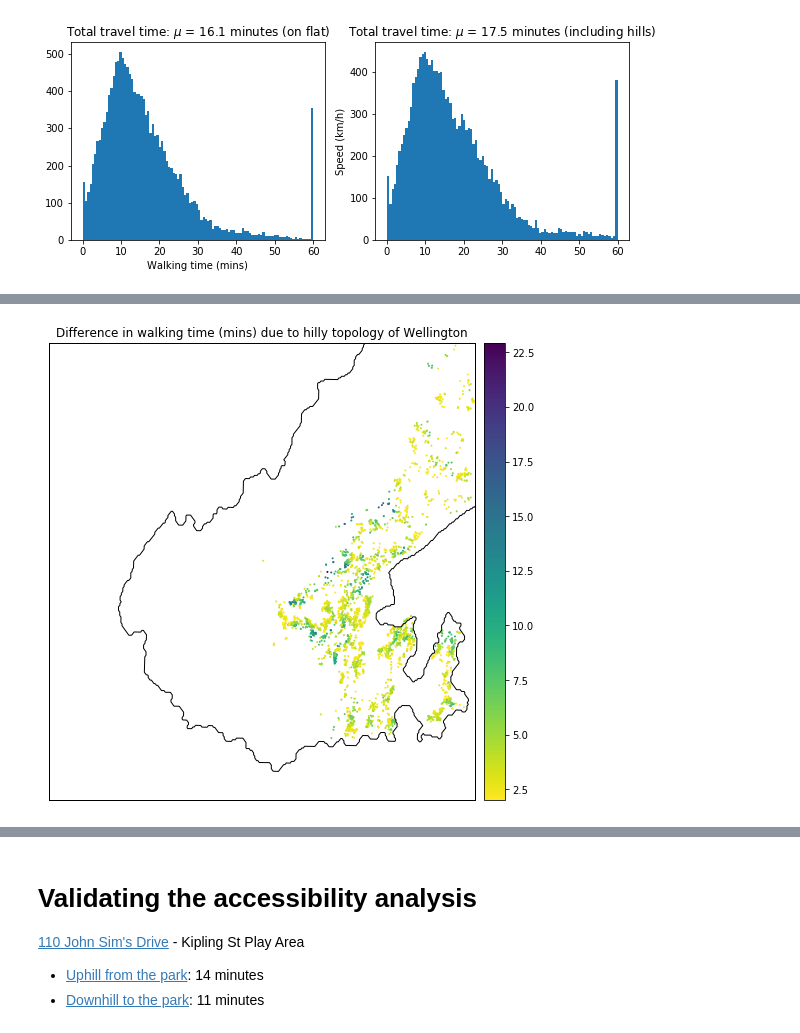
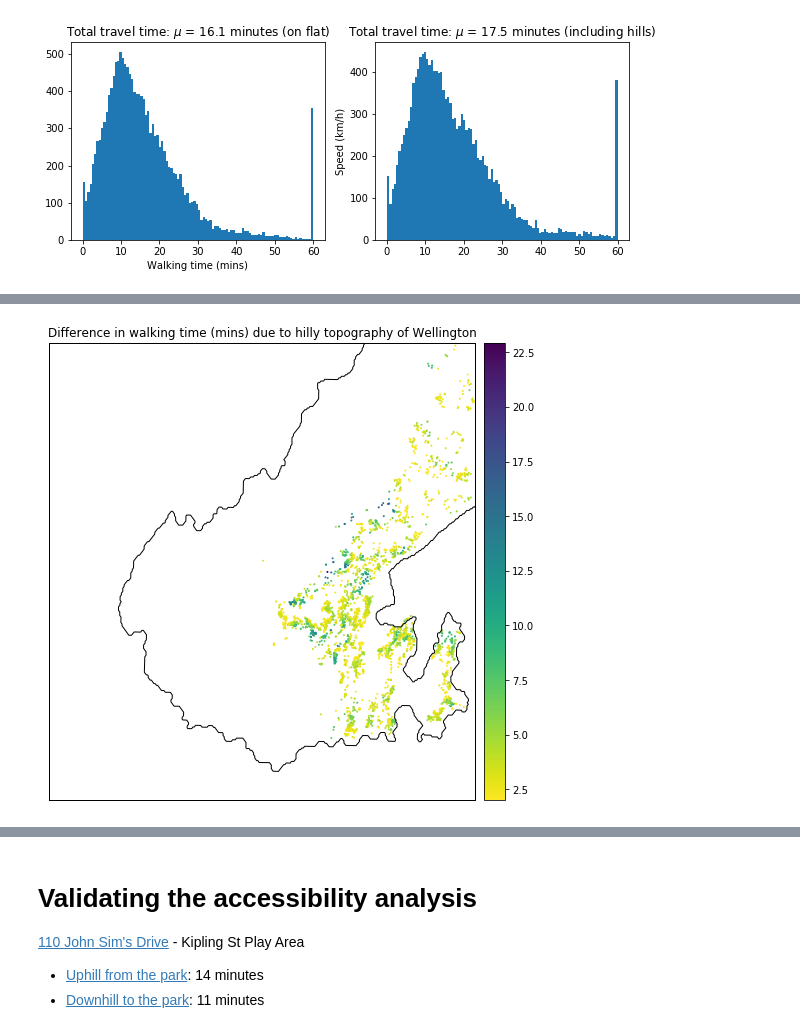
Before and after one commit to shriv/accessibility-series, a Jupyter notebook: Accounting for hills in accessibility analyses.ipynb, the cells around one changed output, grey strips where cells are left out. Saved outputs shown, nothing was run; the diff lists cells and outputs as text; code cells hidden in the pictures.

```diff
--- a/Accounting for hills in accessibility analyses.ipynb
+++ b/Accounting for hills in accessibility analyses.ipynb
@@ -386,21 +469,21 @@ plt.title('Difference in walking time (mins) due to hilly topology of Wellington
 # %%
 # Plotting parameters for differential plot
 diff_kwargs = plot_kwargs.copy()
 bmap_kwargs={'epsg':'2193','resolution':'f'}
 cbar_kwargs = {'location': 'right'}
 
 # Get filtered network for plotting
 network_filt, access_filt, orig_nodes = aa.filtered_accessibility_network(network_hills,
                                                                           diff_hills[diff_hills > 2])
 
 bmap = aa.plot_accessibility(network_filt, access_filt, osm_bbox,
                              amenity_type="",
                              place_name='Wellington',
                              fig_kwargs=fig_kwargs, plot_kwargs=diff_kwargs,
                              bmap_kwargs=bmap_kwargs, cbar_kwargs=cbar_kwargs)
-plt.title('Difference in walking time (mins) due to hilly topology of Wellington');
+plt.title('Difference in walking time (mins) due to hilly topography of Wellington');
 
 # Get original network
 network_hills.nodes_df = orig_nodes
 # %% [output]
-[figure, old version]
+[figure, new version]
```
Also changed, not shown: parts of 35 cells of this notebook.
